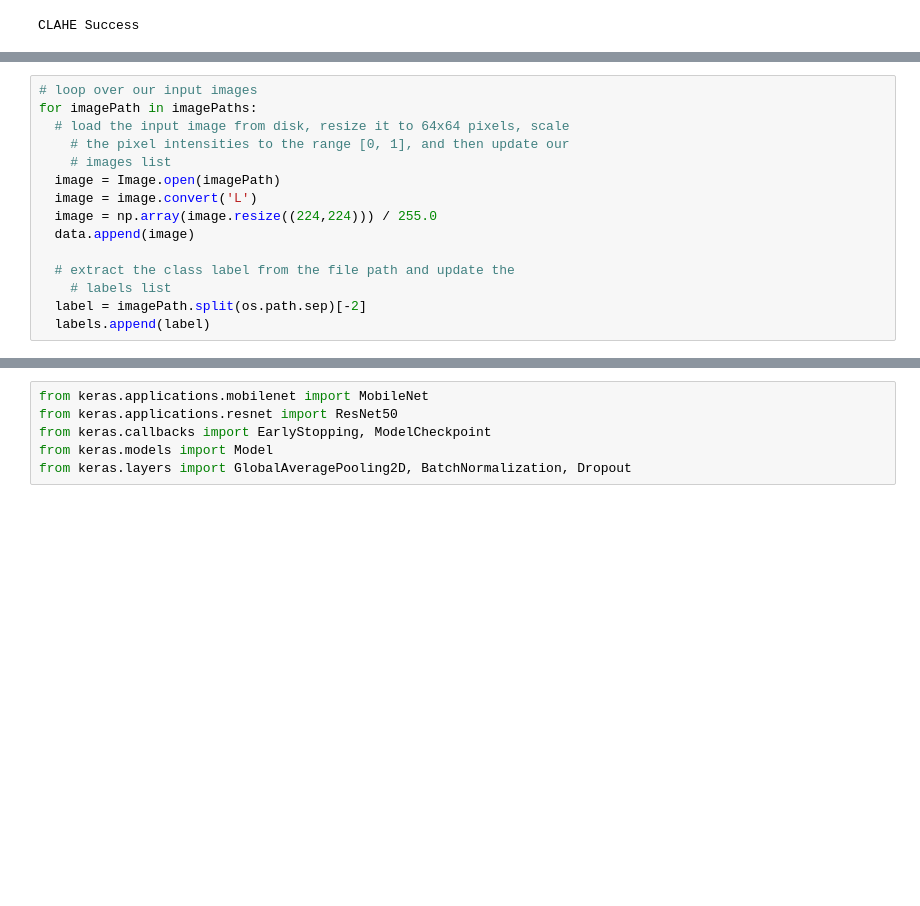
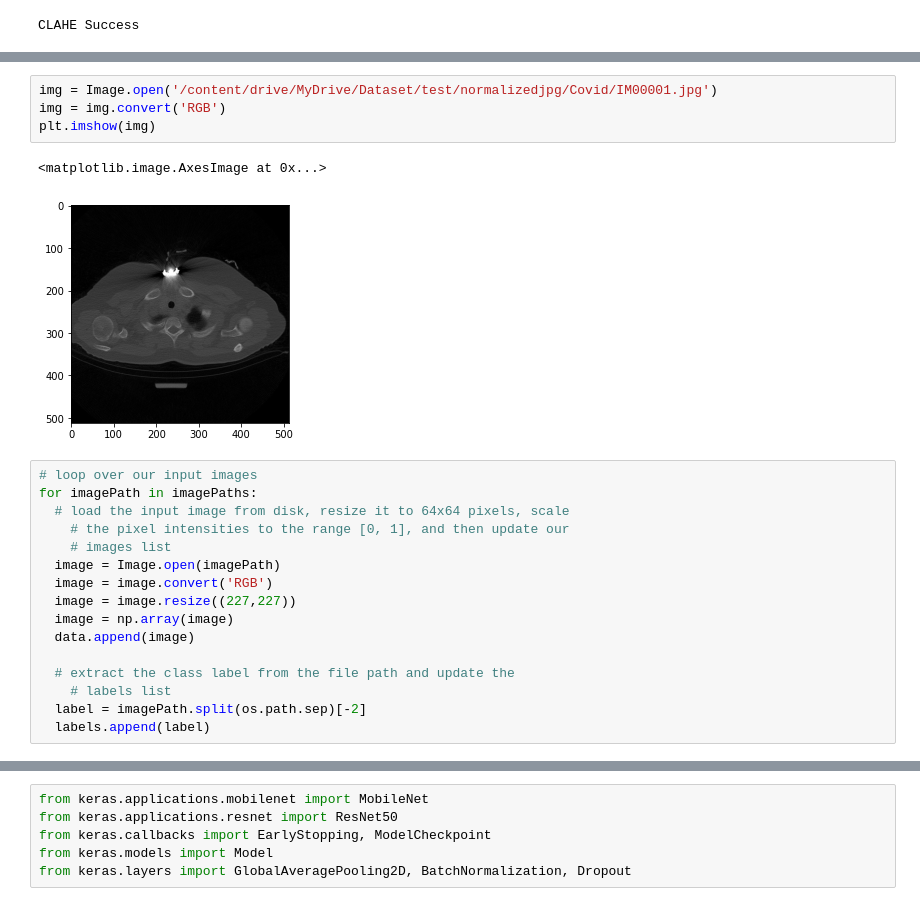
Before and after one commit to syamsulrizal123/TA_Covid19, a Jupyter notebook: M Irfan Robbani_of_Copy_of_scenes_nn_4_layers.ipynb, the cells around one changed output, grey strips where cells are left out. Drawn from its saved outputs; the diff is of its cells as text; blank space fills up the shorter version.

```diff
--- a/M Irfan Robbani_of_Copy_of_scenes_nn_4_layers.ipynb
+++ b/M Irfan Robbani_of_Copy_of_scenes_nn_4_layers.ipynb
@@ -191,6 +192,13 @@ data = []
 labels = []
 # %% [output]
 [INFO] loading images...
+# %%
+img = Image.open('/content/drive/MyDrive/Dataset/test/normalizedjpg/Covid/IM00001.jpg')
+img = img.convert('RGB')
+plt.imshow(img)
+# %% [output]
+<matplotlib.image.AxesImage at 0x...>
+[figure, added]
 # %%
 # loop over our input images
 for imagePath in imagePaths:
@@ -198,8 +206,9 @@ for imagePath in imagePaths:
 	# the pixel intensities to the range [0, 1], and then update our
 	# images list
   image = Image.open(imagePath)
-  image = image.convert('L')
-  image = np.array(image.resize((224,224))) / 255.0
+  image = image.convert('RGB')
+  image = image.resize((227,227))
+  image = np.array(image)
   data.append(image)
 
   # extract the class label from the file path and update the
```
Also changed, not shown: parts of 12 cells of this notebook.
